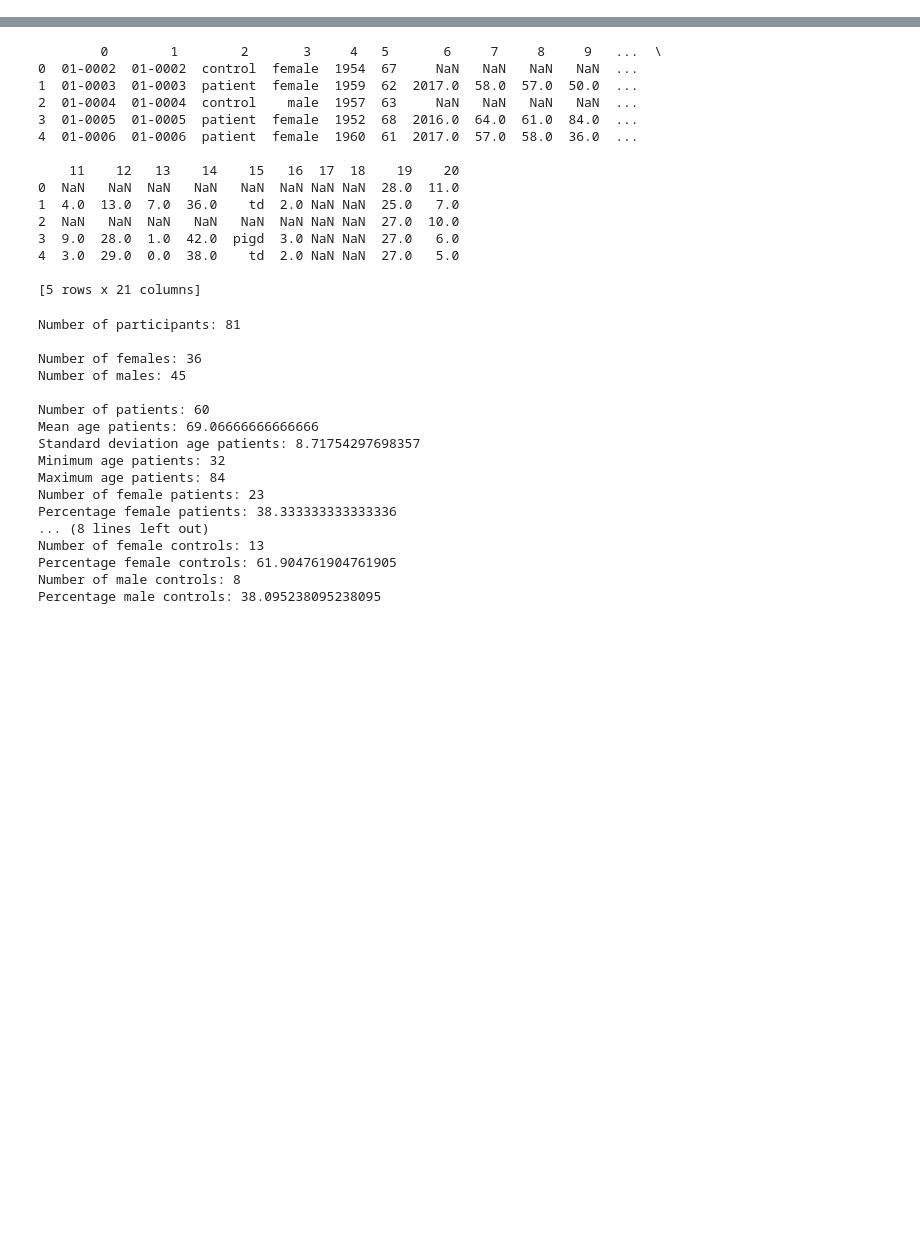
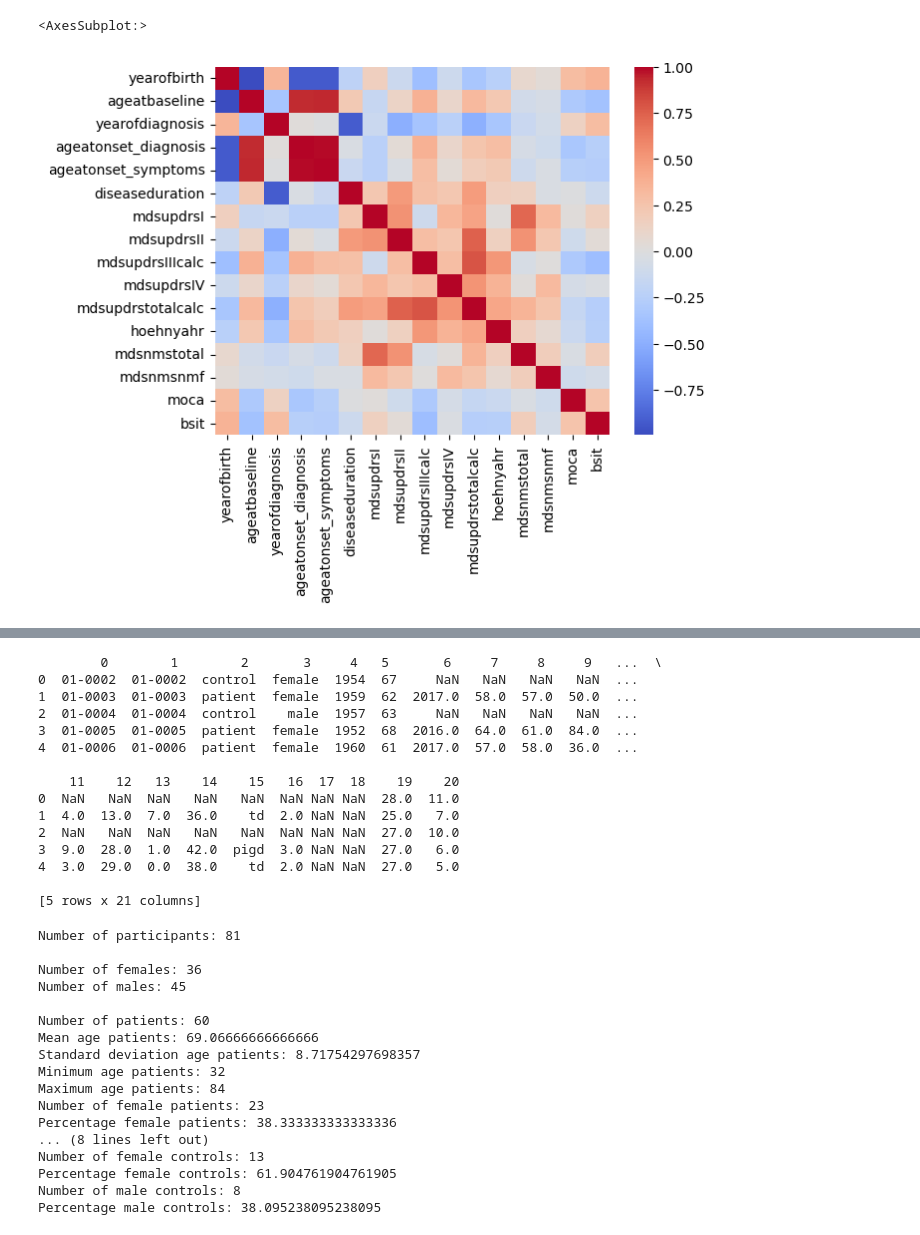
Before and after one commit to signehogstad/master, a Jupyter notebook: clinical_data_analysis.ipynb, the cells around one changed output, grey strips where cells are left out. Cells and saved outputs as stored; diff of their text form; code cells hidden in the pictures; blank space fills up the shorter version.

Commit message:
Scatter plots, clinical heatmap and combined data

```diff
--- a/clinical_data_analysis.ipynb
+++ b/clinical_data_analysis.ipynb
@@ -13,0 +10,4 @@ Index(['id', 'id ', 'status', 'gender', 'yearofbirth', 'ageatbaseline',
+# %%
+clinical_data = "../dataset_riemer_lastrevision_february27th.xlsx"
+clinical_data_explanations = "../explanations_riemer_lastrevision_february27th.xlsx"
+mri_data = "../results_0903.csv"
@@ -13,0 +16,5 @@ Index(['id', 'id ', 'status', 'gender', 'yearofbirth', 'ageatbaseline',
+# %%
+df_clinical_explanations = pd.read_excel(clinical_data_explanations)
+df_clinical = pd.read_excel(clinical_data, header=None, index_col=[0,1])
+df_clinical.columns = df_clinical_explanations.columns[2:]
+df_clinical.head()
@@ -13,0 +88,6 @@ Index(['id', 'id ', 'status', 'gender', 'yearofbirth', 'ageatbaseline',
+# %%
+corr = df_clinical.corr()
+sns.heatmap(corr, cmap="coolwarm")
+# %% [output]
+<AxesSubplot:>
+[figure, added]
```
Also changed, not shown: parts of 29 cells of this notebook.
